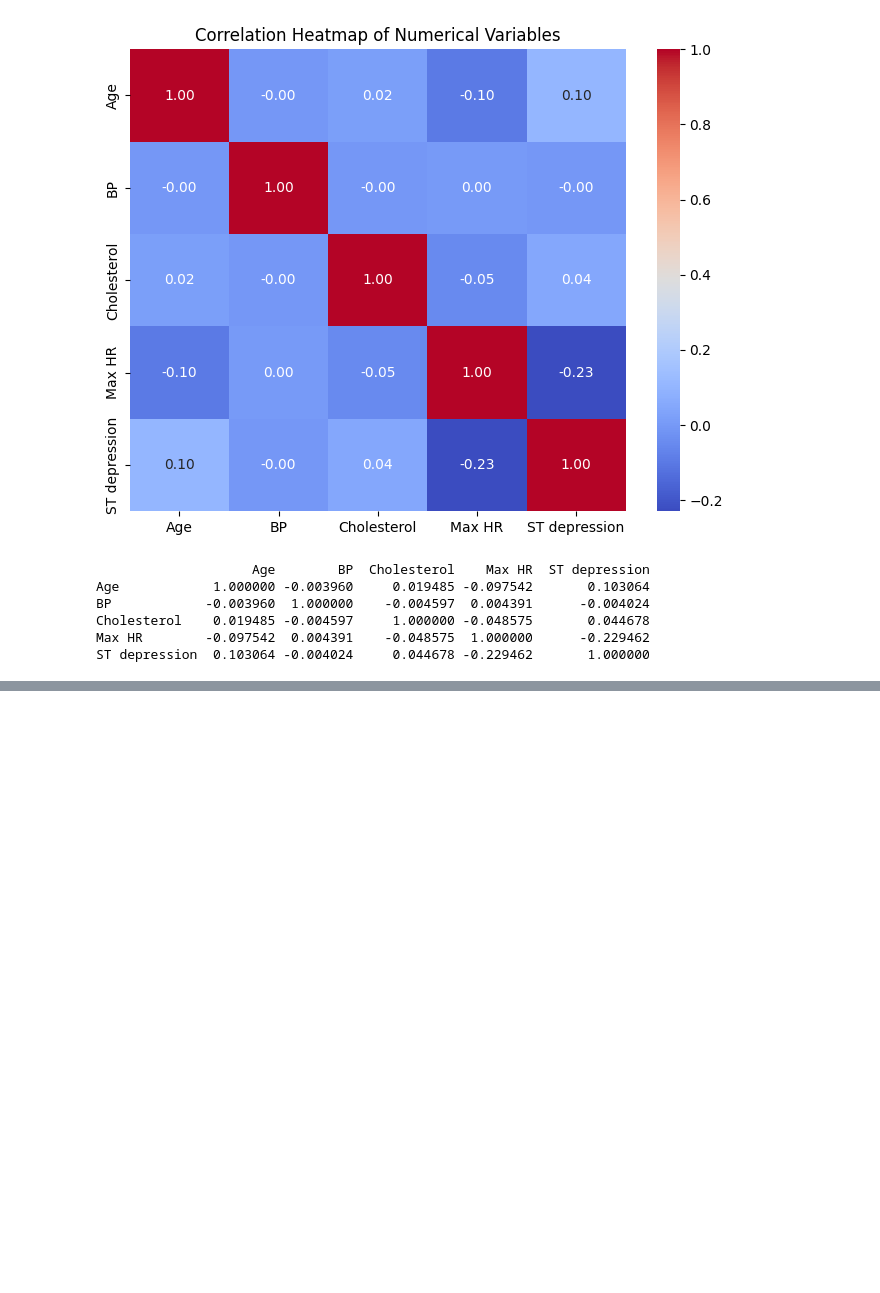
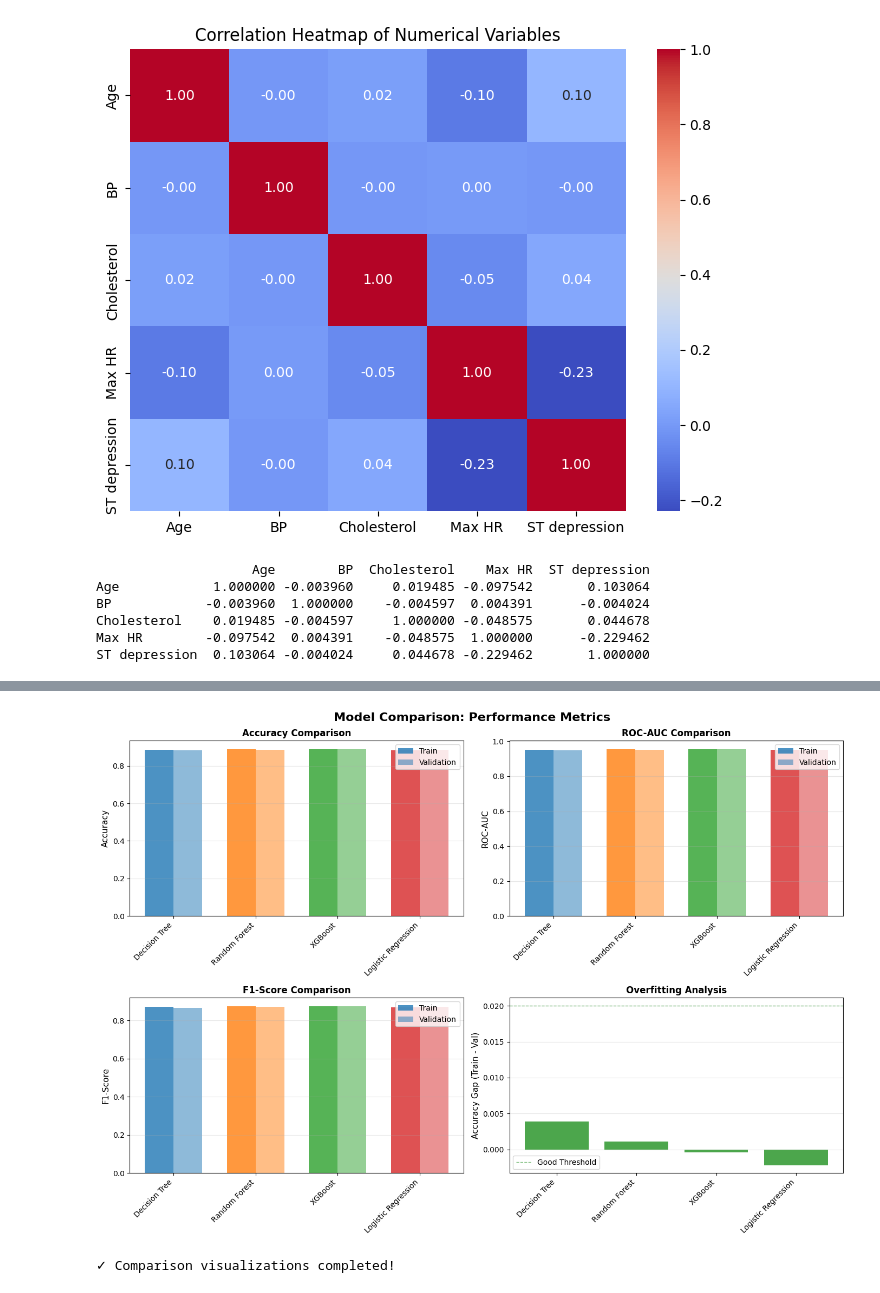
Before and after one commit to Srikar25/Heart_DISEASE_PREDICTION, a Jupyter notebook: analysis.ipynb, the cells around one changed output, grey strips where cells are left out. Drawn from its saved outputs; the diff is of its cells as text; code cells hidden in the pictures; blank space fills up the shorter version.

```diff
--- a/analysis.ipynb
+++ b/analysis.ipynb
@@ -111,0 +929,73 @@ ST depression  0.103064 -0.004024     0.044678 -0.229462       1.000000
+# %%
+# Visualization of model comparison
+import matplotlib.pyplot as plt
+import numpy as np
+
+# Create comparison visualizations
+fig, axes = plt.subplots(2, 2, figsize=(14, 10))
+fig.suptitle('Model Comparison: Performance Metrics', fontsize=16, fontweight='bold')
+
+models_list = list(results.keys())
+colors = ['#1f77b4', '#ff7f0e', '#2ca02c', '#d62728']
+
+# 1. Accuracy Comparison
+ax1 = axes[0, 0]
+train_acc = [results[m]['train_accuracy'] for m in models_list]
+val_acc = [results[m]['val_accuracy'] for m in models_list]
+x_pos = np.arange(len(models_list))
+width = 0.35
+ax1.bar(x_pos - width/2, train_acc, width, label='Train', color=colors, alpha=0.8)
+ax1.bar(x_pos + width/2, val_acc, width, label='Validation', color=colors, alpha=0.5)
+ax1.set_ylabel('Accuracy', fontsize=11)
+ax1.set_title('Accuracy Comparison', fontsize=12, fontweight='bold')
+ax1.set_xticks(x_pos)
+ax1.set_xticklabels(models_list, rotation=45, ha='right')
+ax1.legend()
+ax1.grid(axis='y', alpha=0.3)
+
+# 2. AUC Comparison
+ax2 = axes[0, 1]
+train_auc = [results[m]['train_auc'] for m in models_list]
+val_auc = [results[m]['val_auc'] for m in models_list]
+ax2.bar(x_pos - width/2, train_auc, width, label='Train', color=colors, alpha=0.8)
+ax2.bar(x_pos + width/2, val_auc, width, label='Validation', color=colors, alpha=0.5)
+ax2.set_ylabel('ROC-AUC', fontsize=11)
+ax2.set_title('ROC-AUC Comparison', fontsize=12, fontweight='bold')
+ax2.set_xticks(x_pos)
+ax2.set_xticklabels(models_list, rotation=45, ha='right')
+ax2.legend()
+ax2.grid(axis='y', alpha=0.3)
+
+# 3. F1-Score Comparison
+ax3 = axes[1, 0]
+train_f1 = [results[m]['train_f1'] for m in models_list]
+val_f1 = [results[m]['val_f1'] for m in models_list]
+ax3.bar(x_pos - width/2, train_f1, width, label='Train', color=colors, alpha=0.8)
+ax3.bar(x_pos + width/2, val_f1, width, label='Validation', color=colors, alpha=0.5)
+ax3.set_ylabel('F1-Score', fontsize=11)
+ax3.set_title('F1-Score Comparison', fontsize=12, fontweight='bold')
+ax3.set_xticks(x_pos)
+ax3.set_xticklabels(models_list, rotation=45, ha='right')
+ax3.legend()
+ax3.grid(axis='y', alpha=0.3)
+
+# 4. Overfitting Gap (Train - Val Accuracy)
+ax4 = axes[1, 1]
+gaps = [train_acc[i] - val_acc[i] for i in range(len(models_list))]
+colors_gap = ['green' if g <= 0.02 else 'orange' if g <= 0.05 else 'red' for g in gaps]
+ax4.bar(x_pos, gaps, color=colors_gap, alpha=0.7)
+ax4.set_ylabel('Accuracy Gap (Train - Val)', fontsize=11)
+ax4.set_title('Overfitting Analysis', fontsize=12, fontweight='bold')
+ax4.set_xticks(x_pos)
+ax4.set_xticklabels(models_list, rotation=45, ha='right')
+ax4.axhline(y=0.02, color='green', linestyle='--', linewidth=1, alpha=0.5, label='Good Threshold')
+ax4.grid(axis='y', alpha=0.3)
+ax4.legend()
+
+plt.tight_layout()
+plt.show()
+
+print("\n✓ Comparison visualizations completed!")
+# %% [output]
+[figure, added]
+✓ Comparison visualizations completed!
```
Also changed, not shown: parts of 14 cells of this notebook, 3 other files.
